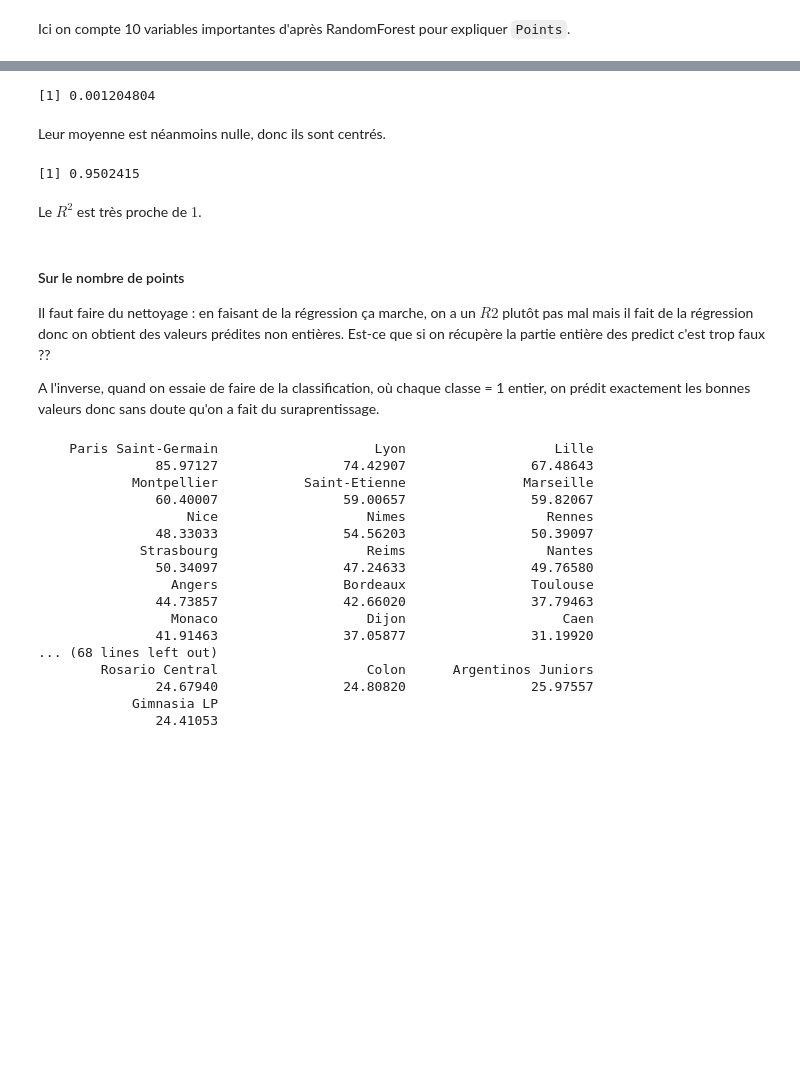
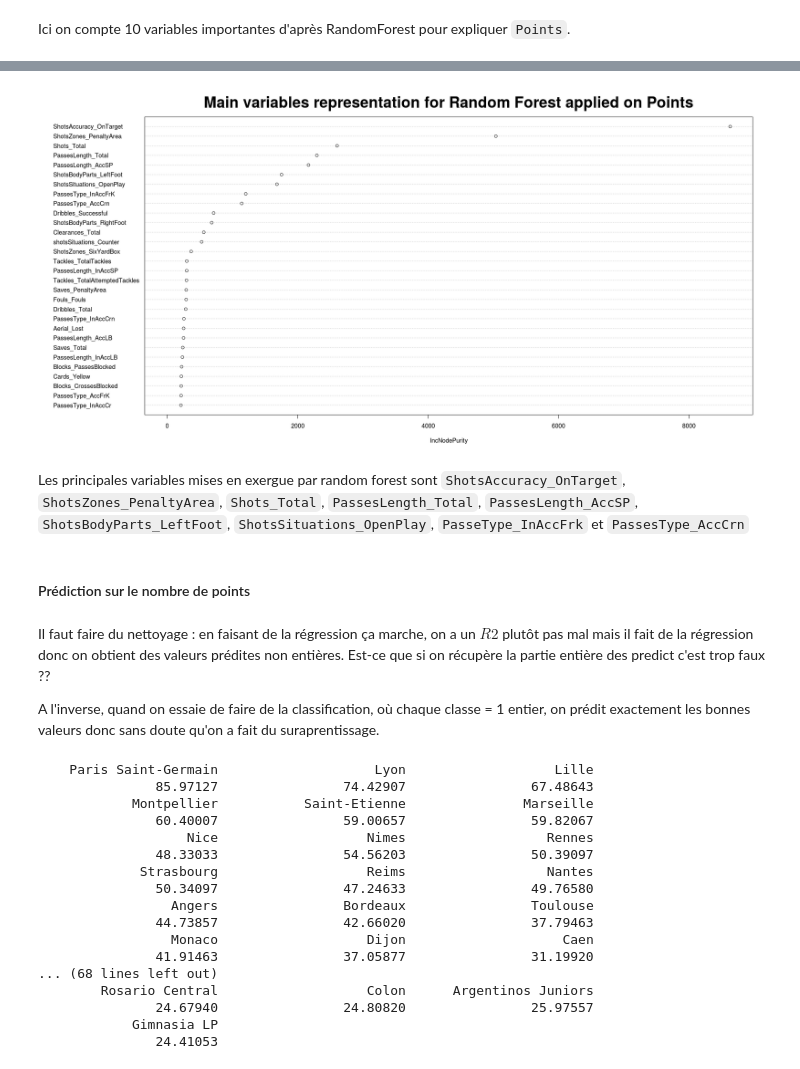
Before and after one commit to CamilleBichet/Projet_Foot_5A, a Jupyter notebook: Machine_Learning.ipynb, the cells around one changed output, grey strips where cells are left out. Drawn from its saved outputs; the diff is of its cells as text; code cells hidden in the pictures; blank space fills up the shorter version.

```diff
--- a/Machine_Learning.ipynb
+++ b/Machine_Learning.ipynb
@@ -178,6 +69,0 @@ Les résidus ne sont pas constants. Ils semblent proportionnels à la valeur du
-# %%
-mean(residus.rating.rf)
-# %% [output]
-[1] 0.001204804
-# %% [markdown]
-Leur moyenne est néanmoins nulle, donc ils sont centrés.
@@ -186,12 +70,13 @@ r.squared = 1-sum(residus.rating.rf**2)/(length(data_tot$Rating)*var(data_tot$Ra
-# %%
-r.squared
-# %% [output]
-[1] 0.9502415
-# %% [markdown]
-Le $R^2$ est très proche de $1$.
+# %%
+options(repr.plot.width=20, repr.plot.height=10)
+varImpPlot(points.rf, main = "Main variables representation for Random Forest applied on Points", cex.main = 2.5)
+# %% [output]
+[figure, added]
+# %% [markdown]
+Les principales variables mises en exergue par random forest sont `ShotsAccuracy_OnTarget`, `ShotsZones_PenaltyArea`, `Shots_Total`, `PassesLength_Total`, `PassesLength_AccSP`, `ShotsBodyParts_LeftFoot`, `ShotsSituations_OpenPlay`, `PasseType_InAccFrk` et `PassesType_AccCrn`
+# %% [markdown]
+#### Prédiction sur le nombre de points
 # %% [markdown]
-#### Sur le nombre de points
-
 Il faut faire du nettoyage : en faisant de la régression ça marche, on a un $R2$ plutôt pas mal mais il fait de la régression donc on obtient des valeurs prédites non entières. Est-ce que si on récupère la partie entière des predict c'est trop faux ??
 
 A l'inverse, quand on essaie de faire de la classification, où chaque classe = 1 entier, on prédit exactement les bonnes valeurs donc sans doute qu'on a fait du suraprentissage.
```
Also changed, not shown: parts of 50 cells of this notebook, 1 other file.
